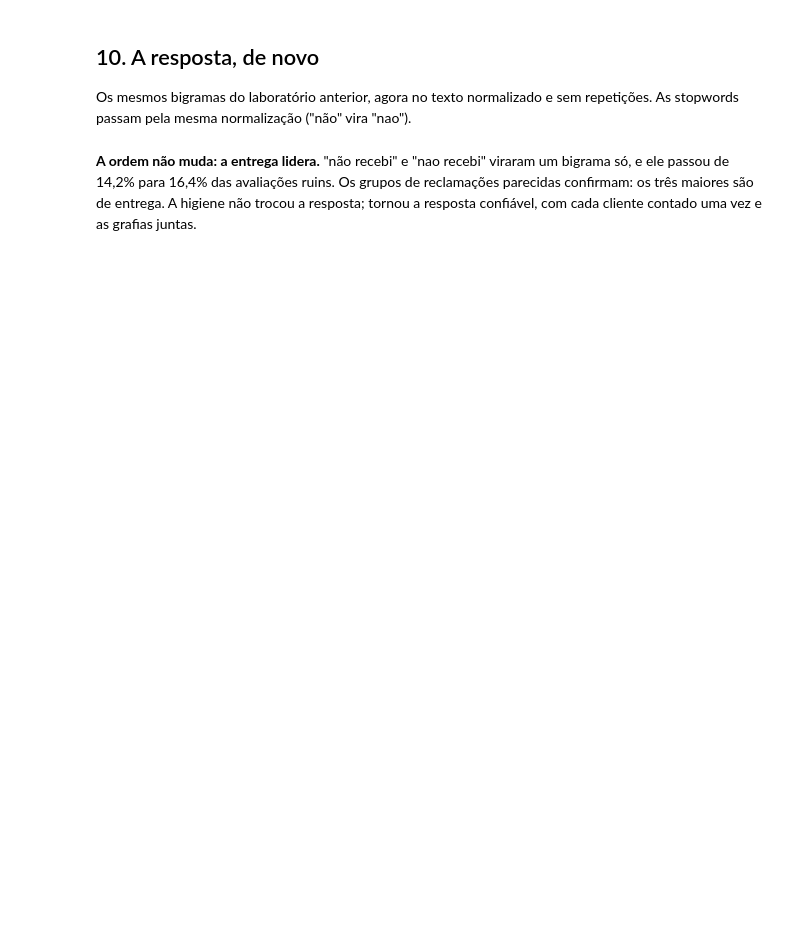
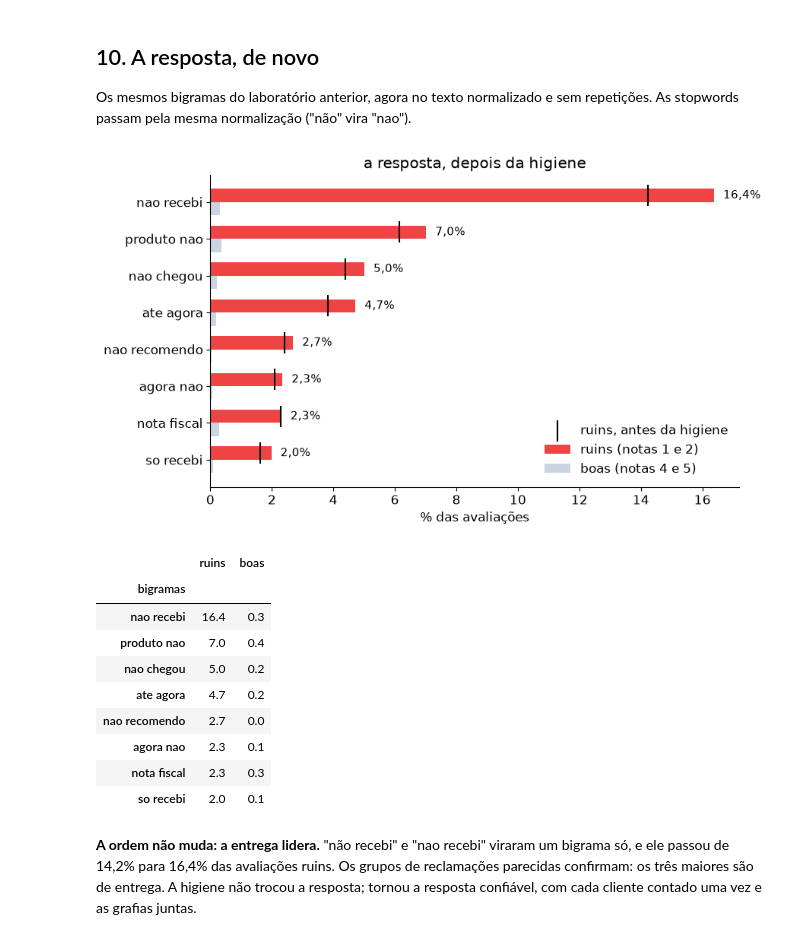
Before and after one commit to chcomin/curso-processamento-e-visualizacao-de-dados, a Jupyter notebook: M07_processamento_de_texto/4_higiene_de_corpus.ipynb, the cells around one changed output. Cells and saved outputs as stored; diff of their text form; code cells hidden in the pictures; blank space fills up the shorter version.

```diff
--- a/M07_processamento_de_texto/4_higiene_de_corpus.ipynb
+++ b/M07_processamento_de_texto/4_higiene_de_corpus.ipynb
@@ -241,6 +329,7 @@ def trigramas(texto, k=3):
     # quantas janelas cabem no texto (pelo menos 1, para texto curto)
     n_janelas = max(1, len(toks) - k + 1)
     # o conjunto dos trigramas: cada janela juntada com espaço
+    return {" ".join(toks[i:i + k]) for i in range(n_janelas)}
 
 
 print(trigramas("o produto chegou antes do prazo"))
@@ -257,6 +349,7 @@ $|\cdot|$ conta os elementos; $J$ vai de 0 (nada em comum) a 1 (iguais).
 # %%
 def jaccard(a, b):
     # interseção dividida pela união
+    return len(a & b) / len(a | b)
 
 
 A = trigramas(normalizar("o produto chegou antes do prazo."))
@@ -270,3 +367,5 @@ pares = [("Muito bom", "muito bom "),
          ("o produto chegou antes do prazo.", "Ainda não recebi o produto")]
 for a, b in pares:
     # o Jaccard dos trigramas dos dois textos normalizados
+    j = jaccard(trigramas(normalizar(a)), trigramas(normalizar(b)))
+    print(round(j, 2), "·", a, "×", b)
@@ -338,8 +457,12 @@ peso = ruins["norm"].value_counts()
 textos = [t for t in peso.index if len(tokenizar(t)) >= 3]
 conj_ruins = [trigramas(t) for t in textos]
 # os candidatos: pares com algum trigrama em comum
+candidatos = pares_com_trigrama_em_comum(conj_ruins)
 # os pares confirmados pelo Jaccard ≥ 0,4
+pares_ruins = [(p, q) for p, q in candidatos if jaccard(conj_ruins[p], conj_ruins[q]) >= 0.4]
+print(f"{br(len(candidatos))} candidatos, {br(len(pares_ruins))} pares com Jaccard ≥ 0,4")
 # o grupo de cada texto
+rotulo = agrupar(len(textos), pares_ruins)
 
 # uma linha por texto: o texto, o grupo e quantas avaliações ele tem
 tabela = pd.DataFrame({"texto": textos, "grupo": rotulo, "avaliacoes": peso[textos].to_numpy()})
@@ -443,9 +601,28 @@ def bigramas_das_ruins(tabela, coluna, stop):
                          "boas": 100 * contas["boa"] / (tabela["grupo"] == "boa").sum()}).sort_values("ruins", ascending=False)
 # %%
 # os bigramas no texto bruto e no texto limpo (stopwords normalizadas)
+antes = bigramas_das_ruins(mensagens, "mensagem", stop)
+depois = bigramas_das_ruins(final, "norm", {normalizar(w) for w in stop})
 # os 8 mais citados nas ruins, entre os 8 vezes (ou mais) mais comuns nelas
+depois = depois[depois["ruins"] >= 8 * depois["boas"]].head(8)
 
 # para cada bigrama limpo, a grafia mais citada no bruto ("não recebi" para "nao recebi")
+antes_limpo = antes["ruins"].groupby(antes.index.map(normalizar)).max()
+grafico_ruins_boas(depois.index, depois["ruins"], depois["boas"], "a resposta, depois da higiene",
+                   antes=antes_limpo[depois.index])
+depois.round(1)
+# %% [output]
+[figure, added]
+|  | ruins | boas |
+| bigramas |  |  |
+| nao recebi | 16.4 | 0.3 |
+| produto nao | 7.0 | 0.4 |
+| nao chegou | 5.0 | 0.2 |
+| ate agora | 4.7 | 0.2 |
+| nao recomendo | 2.7 | 0.0 |
+| agora nao | 2.3 | 0.1 |
+| nota fiscal | 2.3 | 0.3 |
+| so recebi | 2.0 | 0.1 |
 # %% [markdown]
 **A ordem não muda: a entrega lidera.** "não recebi" e "nao recebi" viraram um bigrama só, e ele
 passou de 14,2% para 16,4% das avaliações ruins. Os grupos de reclamações parecidas confirmam: os
```
Also changed, not shown: parts of 18 cells of this notebook, 1 other file.
